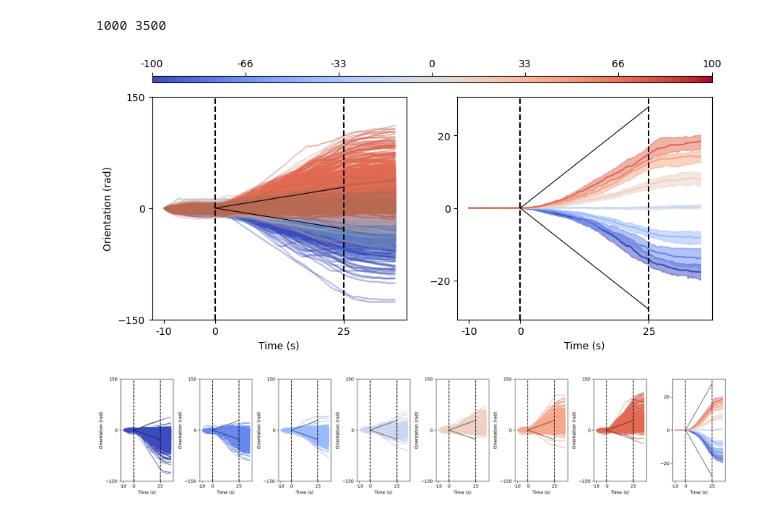
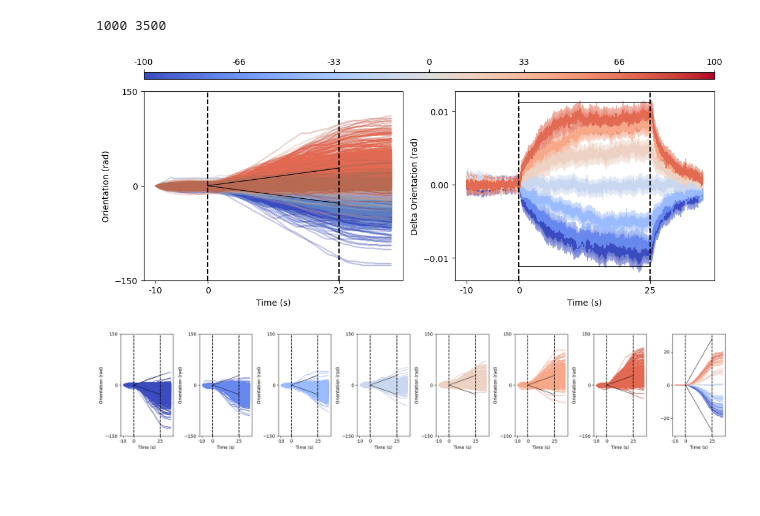
Before and after one commit to chiyu1203/bonfic, a Jupyter notebook: bonfic_tutorial.ipynb, the cells around one changed output. Drawn from its saved outputs; the diff is of its cells as text; code cells hidden in the pictures; blank space fills up the shorter version.

Commit message:
correct orientation scaling error and add save mat file commands

```diff
--- a/bonfic_tutorial.ipynb
+++ b/bonfic_tutorial.ipynb
@@ -148,7 +152,7 @@ df.insert(0, 'ID', np.repeat(np.arange(len(output4_across_exp)),summary_list[0].
 #if you want to wrap other matrix into pandas dataframe
 c_name_list=[]
 for i in range(output2_across_exp[0].shape[1]):
-    c_name_list.append(f"cum_yaw_f{i}")
+    c_name_list.append(f"ori_f{i}")
 tmp=pd.DataFrame(np.vstack(output2_across_exp),columns=c_name_list)
 df_rest_index=df.reset_index(drop=True)
 tmp=tmp.reset_index(drop=True)
@@ -236,7 +249,7 @@ rc.shutdown()
 Session 2.5: Load existing dataset
 # %%
 #database_pattern = "matrexVR_coherence_database.pickle"
-database_pattern = "matrex_vr_coherence_database_yaw_vector.pickle"
+database_pattern = "matrex_vr_coherence_database_yaw_ori.pickle"
 load_existing_dataset=True
 this_database = find_file(this_dataset_dir, database_pattern)
 velocity_pattern="velocity*.npy"
@@ -483,7 +493,7 @@ def plot_yaw_angular_velocity(df,analysis_methods,init_frame,end_frame,vr_no="al
     walk_threshold=50
     premature_turn=0.25#set this criteria to remove animals starting to make turn turing ISI
     fig, axes = plt.subplots(
-        nrows=1, ncols=2, figsize=(10, 5))
+        nrows=1, ncols=2, figsize=(12, 5))
     ax1, ax2, = axes.flatten()
 
     fig_1by1, subplots = plt.subplots(
@@ -492,7 +502,8 @@ def plot_yaw_angular_velocity(df,analysis_methods,init_frame,end_frame,vr_no="al
     df_selected=df[(df['travel_distance']>walk_threshold) & (abs(df["opto_index_isi"])<premature_turn)]
     i=0
     for this_stim, entries in df_selected.groupby('stim_type'):
-        this_w=entries.iloc[:,14:].values/camera_fps #this needs to be intergrated into analysis_stimulus_evoked_response in the near future
+        this_w=entries.loc[:,'ori_f0':].values
+        this_dif_w=np.diff(this_w,axis=1)
         time_points = np.arange(this_w.shape[1])
         time_points_b = np.tile(time_points, (this_w.shape[0], 1))
         #define the stimulus speed in the first iteration
@@ -501,8 +512,10 @@ def plot_yaw_angular_velocity(df,analysis_methods,init_frame,end_frame,vr_no="al
             xticklabels = [str(analysis_window[0]), "0", str(stim_duration)]
             y_range=150
             tmp = np.full(this_w.shape[1],np.nan)
+            dif_tmp= np.full(this_dif_w.shape[1],np.nan)
             stim_w_array=np.ones(end_frame-init_frame)*stimulus_velocity*np.pi/180/camera_fps
             tmp[init_frame:end_frame]=np.cumsum(stim_w_array)
+            dif_tmp[init_frame:end_frame]=stim_w_array
         #ax1.plot(time_points_b, this_w, linestyle='-',linewidth=0.1,color=COL.get_rgb(i))
 
         #plot trial-by-trial response
@@ -533,7 +546,10 @@ def plot_yaw_angular_velocity(df,analysis_methods,init_frame,end_frame,vr_no="al
         #plot average response
         mean_response = np.mean(this_w, axis=0)
         median_response=np.median(this_w, axis=0)
-        ax2.plot(time_points,median_response,color=COL.get_rgb(i))
+        mean_diff_w = np.mean(this_dif_w, axis=0)
+        median_diff_w=np.median(this_dif_w, axis=0)
+        #ax2.plot(time_points,median_response,color=COL.get_rgb(i))
+        ax2.plot(time_points[1:],mean_diff_w,color=COL.get_rgb(i))
         subplots[len(df["stim_type"].unique())].plot(time_points,median_response,color=COL.get_rgb(i))
 
         ##to plot distribution with bootstrap 95% confidence interval
@@ -542,24 +558,35 @@ def plot_yaw_angular_velocity(df,analysis_methods,init_frame,end_frame,vr_no="al
             res=st.bootstrap(data, np.median,n_resamples=99,vectorized=True,random_state=1)
             y1=res.confidence_interval[0]
             y2=res.confidence_interval[1]
+            # del data
+            # data=(this_dif_w,)
+            # res=st.bootstrap(data, np.median,n_resamples=99,vectorized=True,random_state=1)
+            # dif_y1=res.confidence_interval[0]
+            # dif_y2=res.confidence_interval[1]
             ##to plot distribution with 95% confidence interval with normal distribution
-            #cl95=st.norm.interval(alpha=0.95,loc=mean_response,scale=st.sem(this_w))
-            #y1=cl95[0][:]
-            #y2=cl95[1][:]
+            cl95=st.norm.interval(alpha=0.95,loc=mean_diff_w,scale=st.sem(this_dif_w))
+            dif_y1=cl95[0][:]
+            dif_y2=cl95[1][:]
         else:
             ##to plot distribution with sem
             sem_response = np.std(this_w, axis=0, ddof=1) / np.sqrt(this_w.shape[0])
             y1 = median_response + sem_response
             y2 = median_response - sem_response
-        ax2.fill_between(time_points,y1,y2, alpha=0.5,color=COL.get_rgb(i))
+            sem_response = np.std(this_dif_w, axis=0, ddof=1) / np.sqrt(this_dif_w.shape[0])
+            dif_y1=mean_diff_w + sem_response
+            dif_y2=mean_diff_w - sem_response
+        #ax2.fill_between(time_points,y1,y2, alpha=0.5,color=COL.get_rgb(i))
+        ax2.fill_between(time_points[1:],dif_y1,dif_y2, alpha=0.3,color=COL.get_rgb(i))
         subplots[len(df["stim_type"].unique())].fill_between(time_points,y1,y2, alpha=0.5,color=COL.get_rgb(i))
 
         i=i+1
 
     ax1.plot(time_points,tmp,color='k',linewidth=0.8)
     ax1.plot(time_points,tmp*-1,color='k',linewidth=0.8)
-    ax2.plot(time_points,tmp,color='k',linewidth=0.8)
-    ax2.plot(time_points,tmp*-1,color='k',linewidth=0.8)
+    # ax2.plot(time_points,tmp,color='k',linewidth=0.8)
+    # ax2.plot(time_points,tmp*-1,color='k',linewidth=0.8)
+    ax2.plot(time_points[1:],dif_tmp,color='k',linewidth=0.8)
+    ax2.plot(time_points[1:],dif_tmp*-1,color='k',linewidth=0.8)
     subplots[len(df["stim_type"].unique())].plot(time_points,tmp,color='k',linewidth=0.8)
     subplots[len(df["stim_type"].unique())].plot(time_points,tmp*-1,color='k',linewidth=0.8)
     ax1.axvline(
@@ -607,8 +634,9 @@ def plot_yaw_angular_velocity(df,analysis_methods,init_frame,end_frame,vr_no="al
         xlabel="Time (s)",
     )
     ax2.set(
+        ylabel="Delta Orientation (rad)",
         xticks=xticks,
-        yticks=[-20,0,20],
+        yticks=[-0.01,0,0.01],
         xticklabels=xticklabels,
         xlabel="Time (s)",
     )
@@ -631,9 +659,9 @@ def plot_yaw_angular_velocity(df,analysis_methods,init_frame,end_frame,vr_no="al
         fig_name=f"{vr_no}_bonfic_{visual_paradigm_name}_orientation_dynamics_tbt.png"
         fig_1by1.savefig(Path(this_dataset_dir)/fig_name)
 # %%
-plot_yaw_angular_velocity(df,analysis_methods,init_frame,end_frame)
+plot_yaw_angular_velocity(df_combined,analysis_methods,init_frame,end_frame)
 # %% [output]
-[figure, old version]
+[figure, new version]
 [figure]
 # %%
 vr_groups = df.groupby('VR_no')
```
Also changed, not shown: parts of 6 cells of this notebook, 1 other file.
